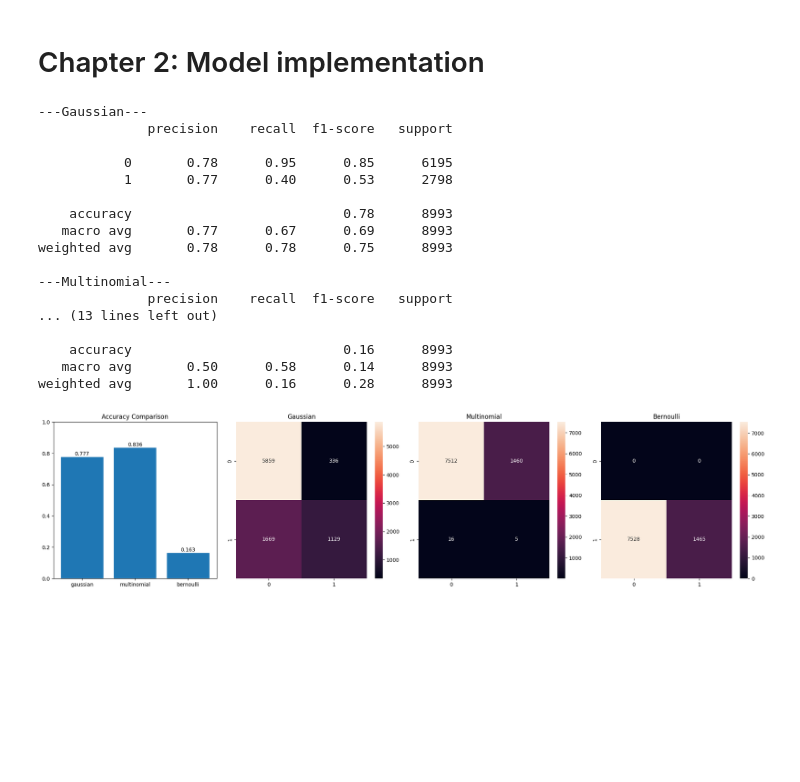
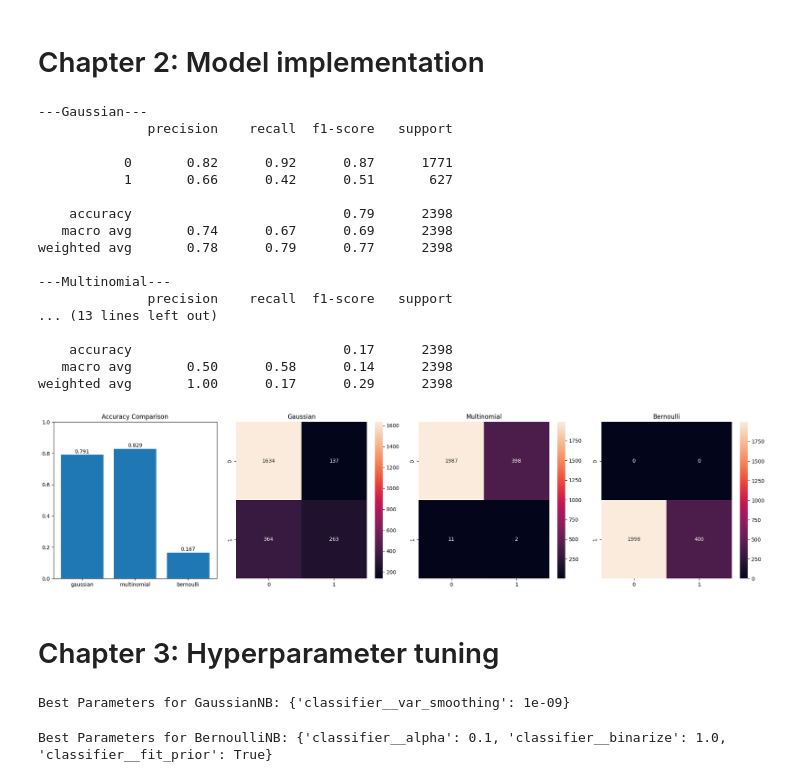
Before and after one commit to kumaekiku/itit23iu21_ml_platforms, a Jupyter notebook: applied_nb.ipynb, the cells around one changed output. Saved outputs shown, nothing was run; the diff lists cells and outputs as text; code cells hidden in the pictures; blank space fills up the shorter version.

```diff
--- a/applied_nb.ipynb
+++ b/applied_nb.ipynb
@@ -209,22 +208,25 @@ NB_models = NBVariants(df, target='left', numerical=numerical, categorical=categ
 # %%
+NB_models = NBVariants(df_full_train, target='left', numerical=numerical, categorical=categorical)
 results = NB_models.train_models(test_size=0.25, random_state=1)
 NB_models.compare(results)
 # %% [output]
 ---Gaussian---
               precision    recall  f1-score   support
 
-           0       0.78      0.95      0.85      6195
-           1       0.77      0.40      0.53      2798
+           0       0.82      0.92      0.87      1771
+           1       0.66      0.42      0.51       627
 
-    accuracy                           0.78      8993
-   macro avg       0.77      0.67      0.69      8993
-weighted avg       0.78      0.78      0.75      8993
+    accuracy                           0.79      2398
+   macro avg       0.74      0.67      0.69      2398
+weighted avg       0.78      0.79      0.77      2398
 
 ---Multinomial---
               precision    recall  f1-score   support
 ... (13 lines left out)
 
-    accuracy                           0.16      8993
-   macro avg       0.50      0.58      0.14      8993
-weighted avg       1.00      0.16      0.28      8993
+    accuracy                           0.17      2398
+   macro avg       0.50      0.58      0.14      2398
+weighted avg       1.00      0.17      0.29      2398
-[figure, old version]
+[figure, new version]
+# %% [markdown]
+# Chapter 3: Hyperparameter tuning
@@ -230,0 +235,9 @@ weighted avg       1.00      0.16      0.28      8993
+# %%
+params_gaussian = {
+    'classifier__var_smoothing': [1e-9, 1e-8, 1e-7, 1e-6]
+}
+grid_gaussian = NBTune.grid_search(model=GaussianNB(), param_grid=params_gaussian)
+
+print(f"Best Parameters for GaussianNB: {grid_gaussian.best_params_}")
+# %% [output]
+Best Parameters for GaussianNB: {'classifier__var_smoothing': 1e-09}
@@ -230,0 +254,11 @@ weighted avg       1.00      0.16      0.28      8993
+# %%
+params_bernoulli = {
+    'classifier__alpha': [0.1, 0.5, 1.0, 1.5, 2.0],
+    'classifier__binarize': [0.0, 0.5, 1.0],
+    'classifier__fit_prior': [True, False]
+}
+grid_bernoulli = NBTune.grid_search(model=BernoulliNB(), param_grid=params_bernoulli)
+
+print(f"Best Parameters for BernoulliNB: {grid_bernoulli.best_params_}")
+# %% [output]
+Best Parameters for BernoulliNB: {'classifier__alpha': 0.1, 'classifier__binarize': 1.0, 'classifier__fit_prior': True}
```
Also changed, not shown: parts of 4 cells of this notebook, 1 other file.
